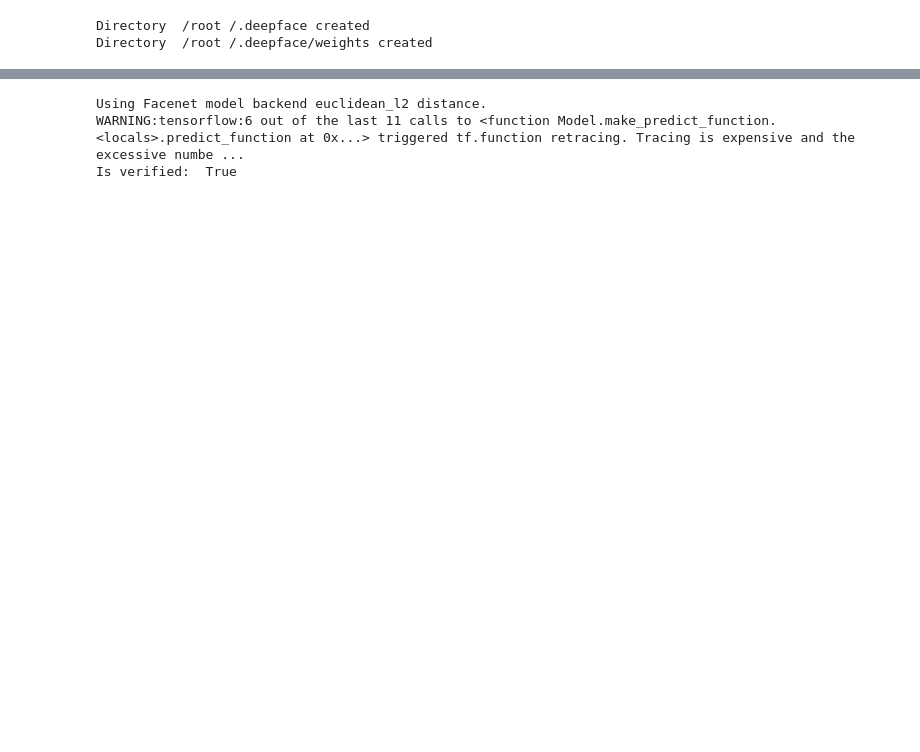
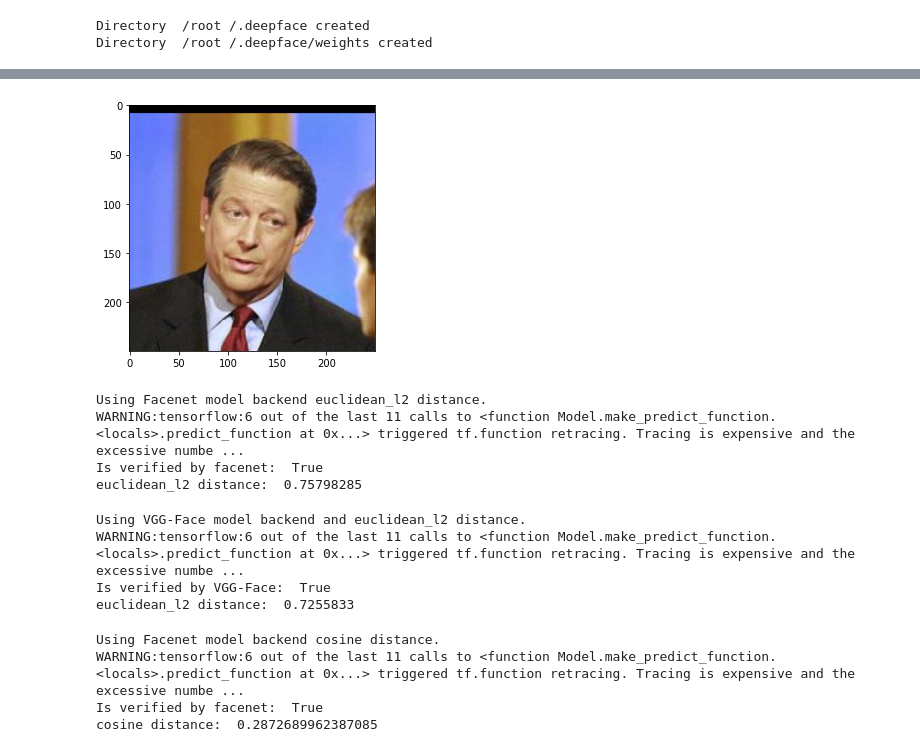
Before and after one commit to rockey1006/Variational-Autoencoders, a Jupyter notebook: deepface1015.ipynb, the cells around one changed output, grey strips where cells are left out. Drawn from its saved outputs; the diff is of its cells as text; code cells hidden in the pictures; blank space fills up the shorter version.

```diff
--- a/deepface1015.ipynb
+++ b/deepface1015.ipynb
@@ -54,9 +57,45 @@ Is verified:  False
+# %%
+from skimage import data, io
+
+img = io.imread('/content/demo3/Al_Gore_0006.jpg')
+io.imshow(img)
+
+io.show()
+# %% [output]
+[figure, added]
 # %%
 from deepface import DeepFace
-result  = DeepFace.verify("/content/demo3/Al_Gore_0002.jpg", "/content/demo3/Al_Gore_0006.jpg", model_name="Facenet",distance_metric='euclidean_l2')
-#results = DeepFace.verify([['img1.jpg', 'img2.jpg'], ['img1.jpg', 'img3.jpg']])
-print("Is verified: ", result["verified"])
+result  = DeepFace.verify("/content/demo3/Al_Gore_0002.jpg", "/content/demo3/Al_Gore_0006.jpg",model_name="Facenet",distance_metric='euclidean_l2')
+
+print("Is verified by facenet: ", result["verified"])
+print("euclidean_l2 distance: ",result["distance"])
+## for Eucledian < 1.1 is same person
 # %% [output]
 Using Facenet model backend euclidean_l2 distance.
 WARNING:tensorflow:6 out of the last 11 calls to <function Model.make_predict_function.<locals>.predict_function at 0x...> triggered tf.function retracing. Tracing is expensive and the excessive numbe ...
-Is verified:  True
+Is verified by facenet:  True
+euclidean_l2 distance:  0.75798285
+# %%
+from deepface import DeepFace
+result  = DeepFace.verify("/content/demo3/Al_Gore_0002.jpg", "/content/demo3/Al_Gore_0006.jpg",model_name="VGG-Face",distance_metric='euclidean_l2')
+
+print("Is verified by VGG-Face: ", result["verified"])
+print("euclidean_l2 distance: ",result["distance"])
+# for Eucledian < 1.1 is same person
+# %% [output]
+Using VGG-Face model backend and euclidean_l2 distance.
+WARNING:tensorflow:6 out of the last 11 calls to <function Model.make_predict_function.<locals>.predict_function at 0x...> triggered tf.function retracing. Tracing is expensive and the excessive numbe ...
+Is verified by VGG-Face:  True
+euclidean_l2 distance:  0.7255833
+# %%
+from deepface import DeepFace
+result  = DeepFace.verify("/content/demo3/Al_Gore_0002.jpg", "/content/demo3/Al_Gore_0006.jpg",model_name="Facenet",distance_metric='cosine')
+
+print("Is verified by facenet: ", result["verified"])
+print("cosine distance: ",result["distance"])
+#for cosine,< 0.4 is same person
+# %% [output]
+Using Facenet model backend cosine distance.
+WARNING:tensorflow:6 out of the last 11 calls to <function Model.make_predict_function.<locals>.predict_function at 0x...> triggered tf.function retracing. Tracing is expensive and the excessive numbe ...
+Is verified by facenet:  True
+cosine distance:  0.2872689962387085
```
Also changed, not shown: parts of 5 cells of this notebook.
